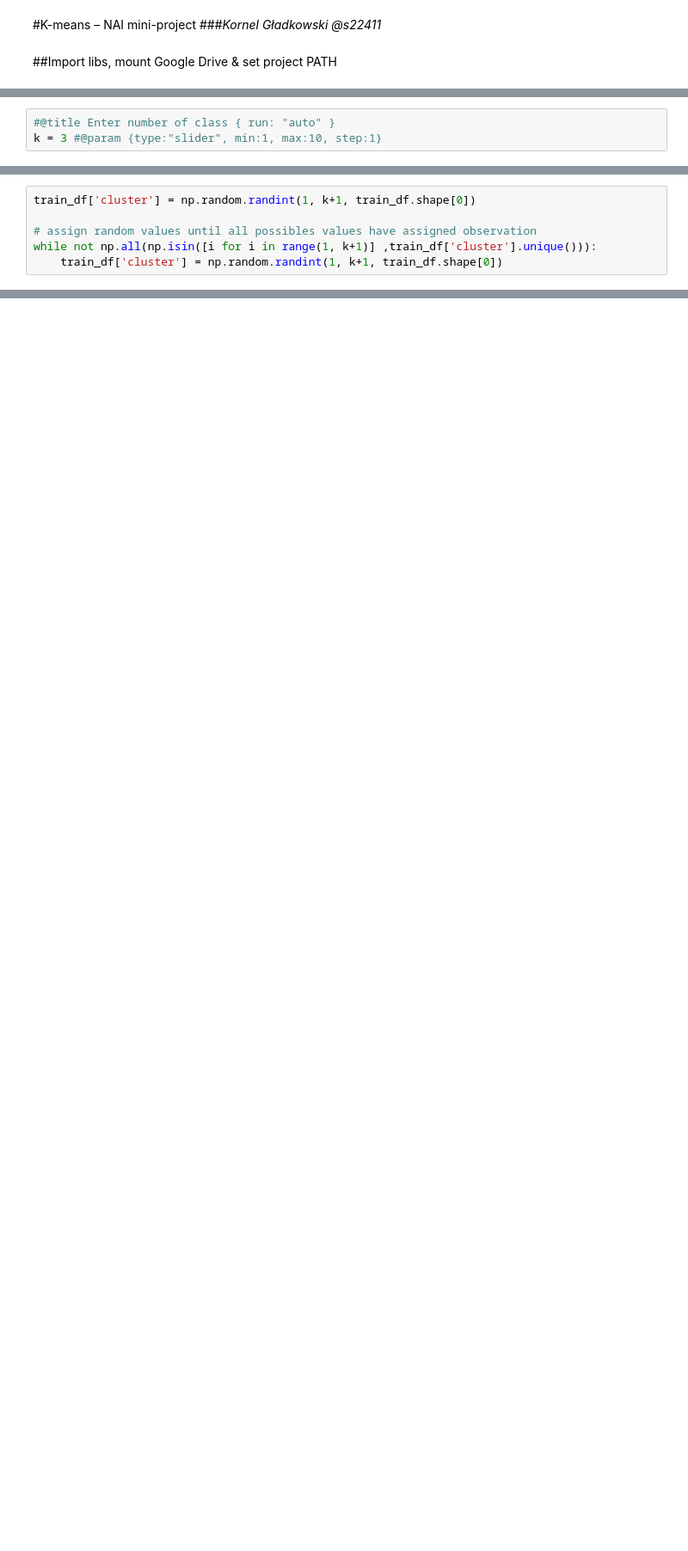
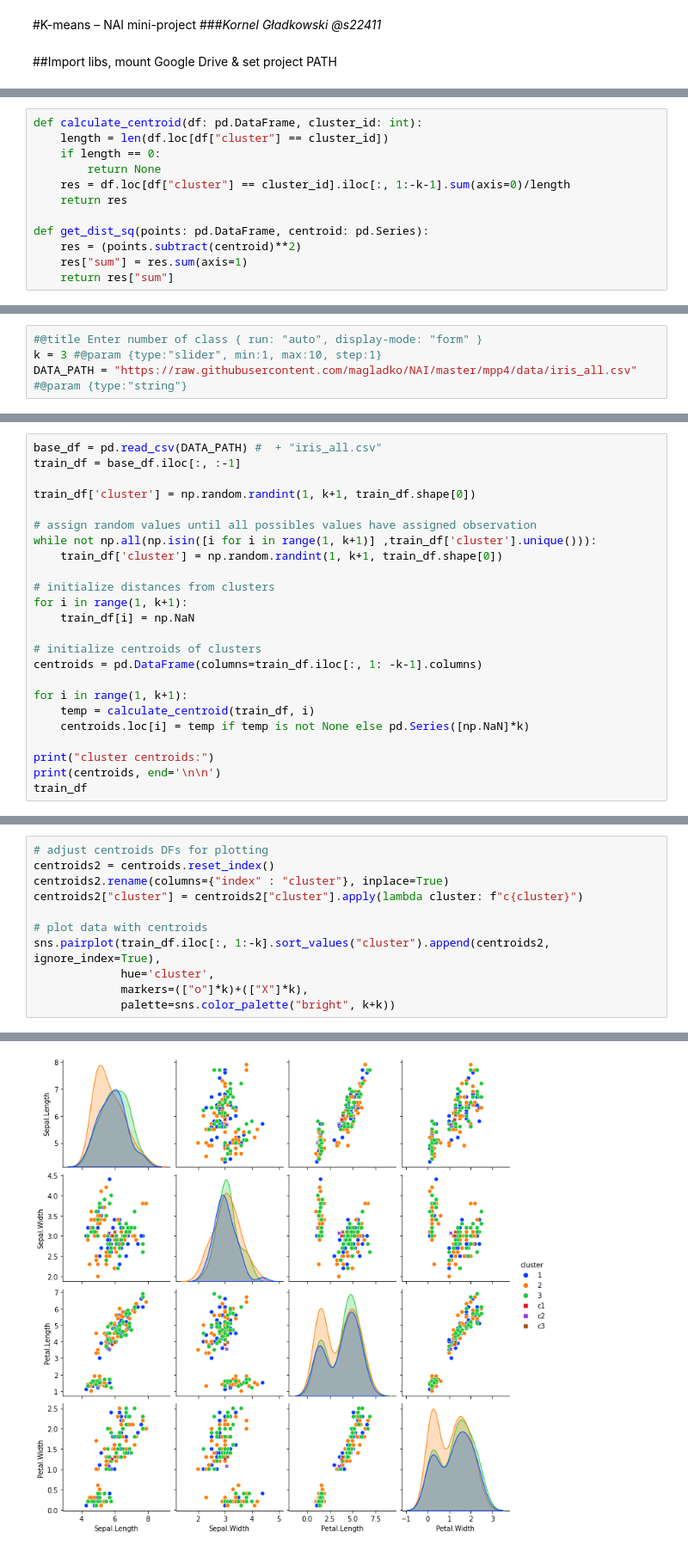
Before and after one commit to magladko/AI_Tools_algorithms, a Jupyter notebook: mpp4/mpp4.ipynb, the cells around one changed output, grey strips where cells are left out. Shown: that part at 86% size. Drawn from its saved outputs; the diff is of its cells as text; blank space fills up the shorter version.

```diff
--- a/mpp4/mpp4.ipynb
+++ b/mpp4/mpp4.ipynb
@@ -25,0 +20,12 @@ fatal: destination path 'NAI' already exists and is not an empty directory.
+# %%
+def calculate_centroid(df: pd.DataFrame, cluster_id: int):
+    length = len(df.loc[df["cluster"] == cluster_id])
+    if length == 0:
+        return None
+    res = df.loc[df["cluster"] == cluster_id].iloc[:, 1:-k-1].sum(axis=0)/length
+    return res
+
+def get_dist_sq(points: pd.DataFrame, centroid: pd.Series):
+    res = (points.subtract(centroid)**2)
+    res["sum"] = res.sum(axis=1)
+    return res["sum"]
@@ -26,4 +38,5 @@ fatal: destination path 'NAI' already exists and is not an empty directory.
 # %%
-#@title Enter number of class { run: "auto" }
+#@title Enter number of class { run: "auto", display-mode: "form" }
 k = 3 #@param {type:"slider", min:1, max:10, step:1}
+DATA_PATH = "https://raw.githubusercontent.com/magladko/NAI/master/mpp4/data/iris_all.csv" #@param {type:"string"}
 # %% [markdown]
@@ -33,6 +45,24 @@ train_df = pd.read_csv(DATA_PATH + "iris_all.csv")
 # %%
+base_df = pd.read_csv(DATA_PATH) #  + "iris_all.csv"
+train_df = base_df.iloc[:, :-1]
+
 train_df['cluster'] = np.random.randint(1, k+1, train_df.shape[0])
 
 # assign random values until all possibles values have assigned observation
 while not np.all(np.isin([i for i in range(1, k+1)] ,train_df['cluster'].unique())):
     train_df['cluster'] = np.random.randint(1, k+1, train_df.shape[0])
+
+# initialize distances from clusters
+for i in range(1, k+1):
+    train_df[i] = np.NaN
+
+# initialize centroids of clusters
+centroids = pd.DataFrame(columns=train_df.iloc[:, 1: -k-1].columns)
+
+for i in range(1, k+1):
+    temp = calculate_centroid(train_df, i)
+    centroids.loc[i] = temp if temp is not None else pd.Series([np.NaN]*k)
+
+print("cluster centroids:")
+print(centroids, end='\n\n')
+train_df
@@ -58,0 +90,12 @@ ValueError: ignored
+# %%
+# adjust centroids DFs for plotting
+centroids2 = centroids.reset_index()
+centroids2.rename(columns={"index" : "cluster"}, inplace=True)
+centroids2["cluster"] = centroids2["cluster"].apply(lambda cluster: f"c{cluster}")
+
+# plot data with centroids
+sns.pairplot(train_df.iloc[:, 1:-k].sort_values("cluster").append(centroids2, ignore_index=True),
+             hue='cluster',
+             markers=(["o"]*k)+(["X"]*k),
+             palette=sns.color_palette("bright", k+k))
+# %% [output]
@@ -58,0 +103 @@ ValueError: ignored
+[figure, added]
```
Also changed, not shown: parts of 18 cells of this notebook.
